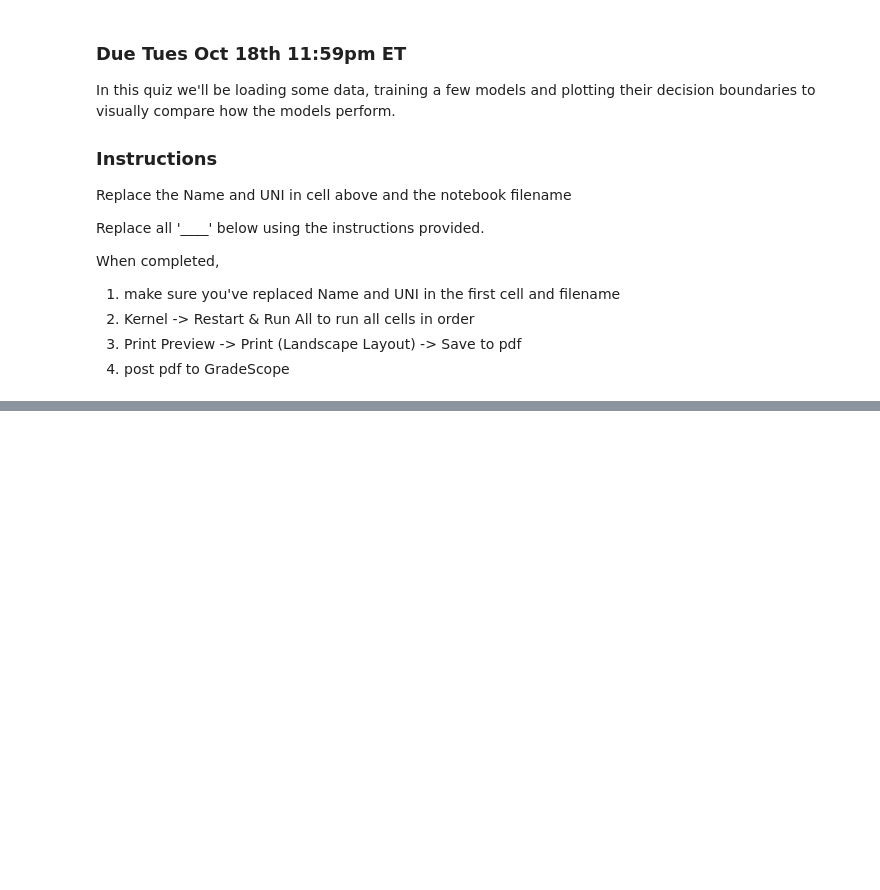
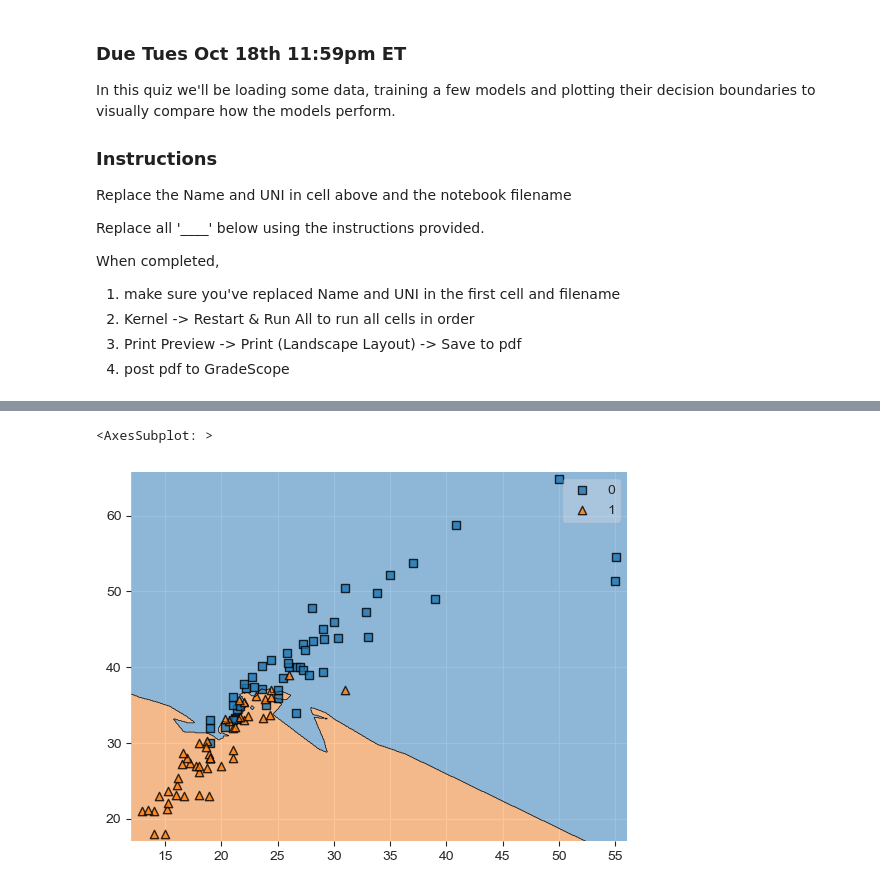
Before and after one commit to iiiirene-529/eods-f22, a Jupyter notebook: weekly_quiz/Week_06_Quiz-UNI.ipynb, the cells around one changed output, grey strips where cells are left out. Saved outputs shown, nothing was run; the diff lists cells and outputs as text; code cells hidden in the pictures; blank space fills up the shorter version.

```diff
--- a/weekly_quiz/Week_06_Quiz-UNI.ipynb
+++ b/weekly_quiz/Week_06_Quiz-UNI.ipynb
@@ -84,13 +87,16 @@ ____
 # %%
 # Import KNeighborsClassifier from sklearn.neighbors
-____
+from sklearn.neighbors import KNeighborsClassifier
 
 # Instantiate the KNeighborsClassifier model with default settings
 #   and fit on X and y
-# Store the trained model in knn
-____
+knn = KNeighborsClassifier()
+knn.fit(X,y)
 
 # Plot the training set and trained classifier with plot_decision_regions()
-____
+plot_decision_regions(X.values, y.values,clf = knn)
+# %% [output]
+<AxesSubplot: >
+[figure, added]
 # %%
 # Import GradientBoostingClassifier from sklearn.ensemble
```
Also changed, not shown: parts of 4 cells of this notebook.
